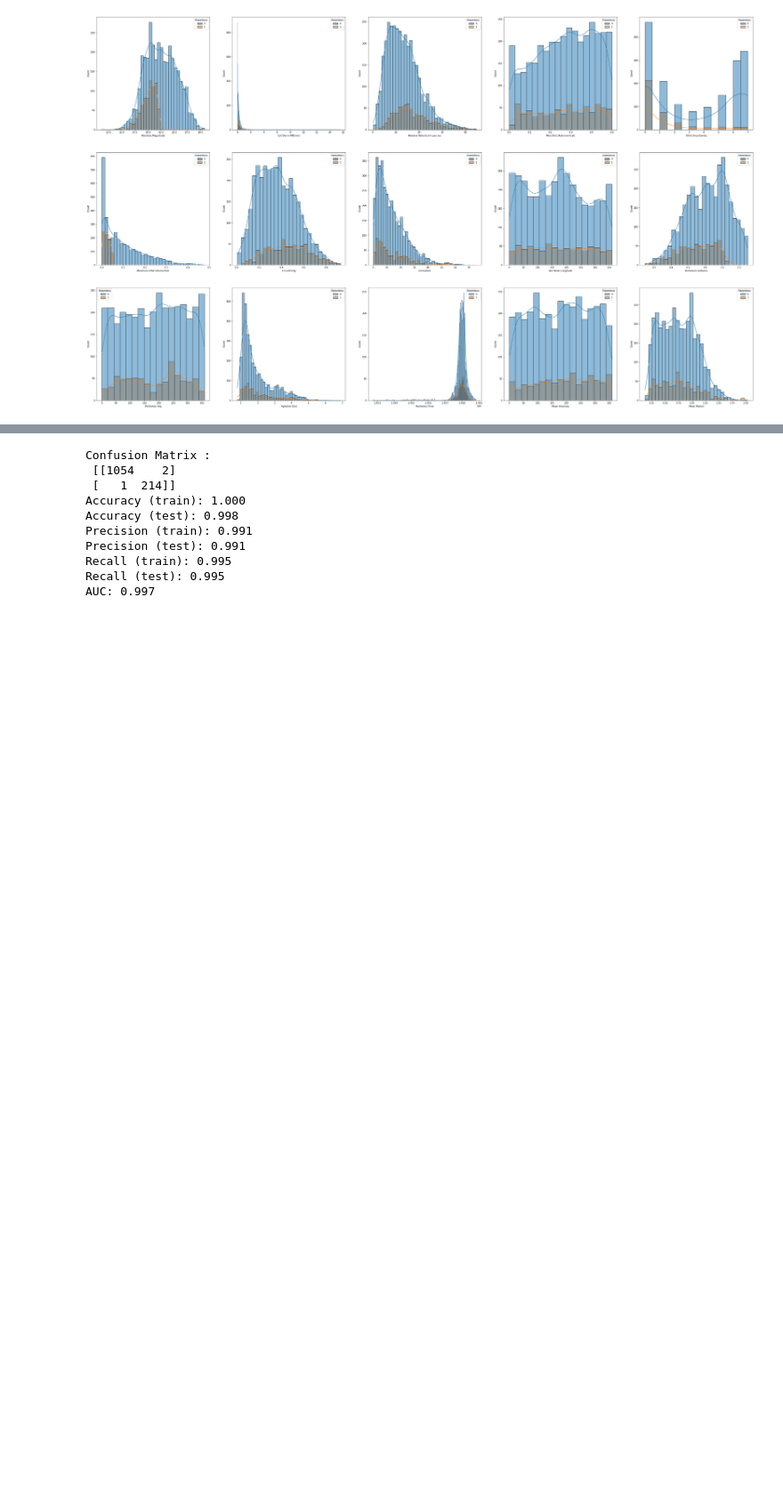
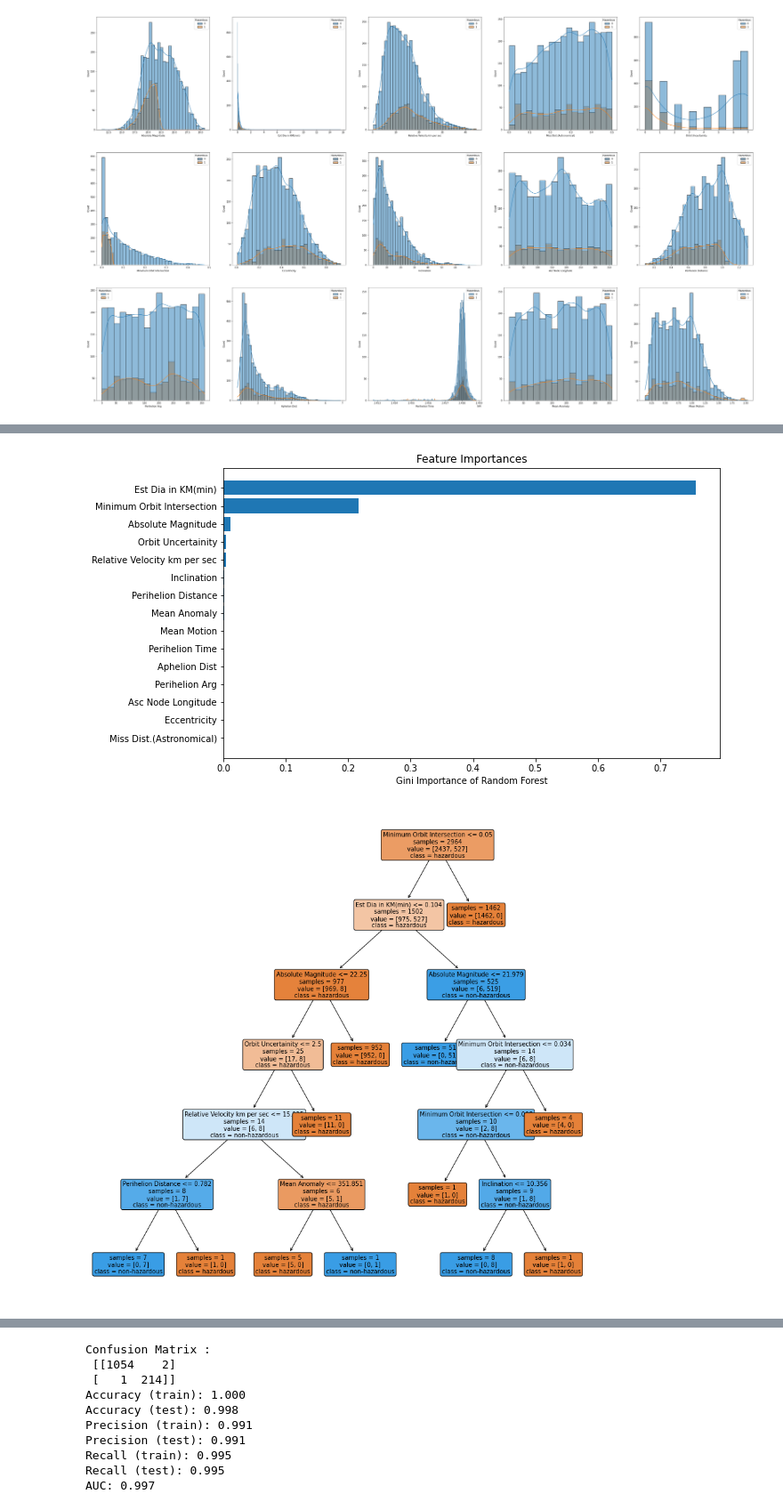
Before and after one commit to Wdong04/data_grad_proj, a Jupyter notebook: main.ipynb, the cells around one changed output, grey strips where cells are left out. Shown at 89% size. Drawn from its saved outputs; the diff is of its cells as text; code cells hidden in the pictures; blank space fills up the shorter version.

```diff
--- a/main.ipynb
+++ b/main.ipynb
@@ -200,0 +148,74 @@ weighted avg       1.00      1.00      1.00      1271
+# %%
+# decision_tree_model
+# process dataset
+x = asteroids_data.drop(['Hazardous'],axis=1)
+y = asteroids_data['Hazardous']
+x, y = asteroids_data.iloc[: , :-1], asteroids_data.iloc[: , -1]
+x_train, x_test, y_train, y_test = train_test_split(x, y, random_state=20 , test_size=0.3)
+
+# build & train decision_tree_model model
+decision_tree_model = tree.DecisionTreeClassifier(random_state = 20)
+decision_tree_model = decision_tree_model.fit(x_train, y_train)
+
+# predict
+decision_tree_model.predict(x_test)
+
+# accuracy
+yhat_train = decision_tree_model.predict(x_train)
+yhat_test = decision_tree_model.predict(x_test)
+cm_dtc = confusion_matrix(y_test, yhat_test)
+
+print ("Confusion Matrix : \n", cm_dtc)
+print('Accuracy (train): %.3f' % accuracy_score(y_train, yhat_train))
+print('Accuracy (test): %.3f' % accuracy_score(y_test, yhat_test))
+print('Precision (train): %.3f' % precision_score(y_test, yhat_test))
+print('Precision (test): %.3f' % precision_score(y_test, yhat_test))
+print('Recall (train): %.3f' % recall_score(y_test, yhat_test))
+print('Recall (test): %.3f' % recall_score(y_test, yhat_test))
+print('AUC: %.3f' % roc_auc_score(y_test, yhat_test))
+
+# Get feature importances
+importances = decision_tree_model.feature_importances_
+importances = pd.DataFrame([x_train.columns, importances]).T
+importances.columns = ['Feature', 'Importance']
+importances = importances.sort_values('Importance')
+
+# Bar chart
+fig, ax = plt.subplots(1, figsize=(10, 6))
+plt.barh(importances['Feature'], importances['Importance'])
+ax.set_xlabel('Gini Importance of Random Forest')
+ax.set_title('Feature Importances')
+plt.show()
+
+# # decision tree
+plt.figure(figsize=(15,15))
+tree.plot_tree(decision_tree_model, feature_names = asteroids_data.columns,
+              class_names = ["hazardous", "non-hazardous"],
+              rounded = True, filled = True, impurity=False, fontsize=10)
+plt.show()
+
+# Tune hyperparameters: max_depth, min_samples_leaf
+model = tree.DecisionTreeClassifier(random_state=0)
+cv = KFold(n_splits=10, shuffle=True, random_state=0)
+params = {'max_depth': np.arange(2, 15), 'min_samples_leaf': np.arange(1, 6)}
+cv_model = GridSearchCV(model, param_grid=params, scoring='accuracy', refit=True, return_train_score=True, cv=cv)
+cv_model.fit(x_train, y_train)
+cv_results = pd.DataFrame(cv_model.cv_results_)
+
+rfc_best = cv_model.best_estimator_
+rfc_best.fit(x_train, y_train)
+yhat_train = rfc_best.predict(x_train)
+yhat_test = rfc_best.predict(x_test)
+
+print('Best maximum depth: %i' % cv_model.best_params_['max_depth'])
+print('Best minimum samples leaf: %i' % cv_model.best_params_['min_samples_leaf'])
+print('CV accuracy: %.3f' % cv_model.best_score_)
+
+print('Accuracy (train): %.3f' % accuracy_score(y_train, yhat_train))
+print('Accuracy (test): %.3f' % accuracy_score(y_test, yhat_test))
+print('Precision (train): %.3f' % precision_score(y_test, yhat_test))
+print('Precision (test): %.3f' % precision_score(y_test, yhat_test))
+print('Recall (train): %.3f' % recall_score(y_test, yhat_test))
+print('Recall (test): %.3f' % recall_score(y_test, yhat_test))
+print('AUC: %.3f' % roc_auc_score(y_test, yhat_test))
+# %% [output]
@@ -200,0 +232,2 @@ weighted avg       1.00      1.00      1.00      1271
+[figure, added]
+[figure, added]
```
Also changed, not shown: parts of 4 cells of this notebook.
